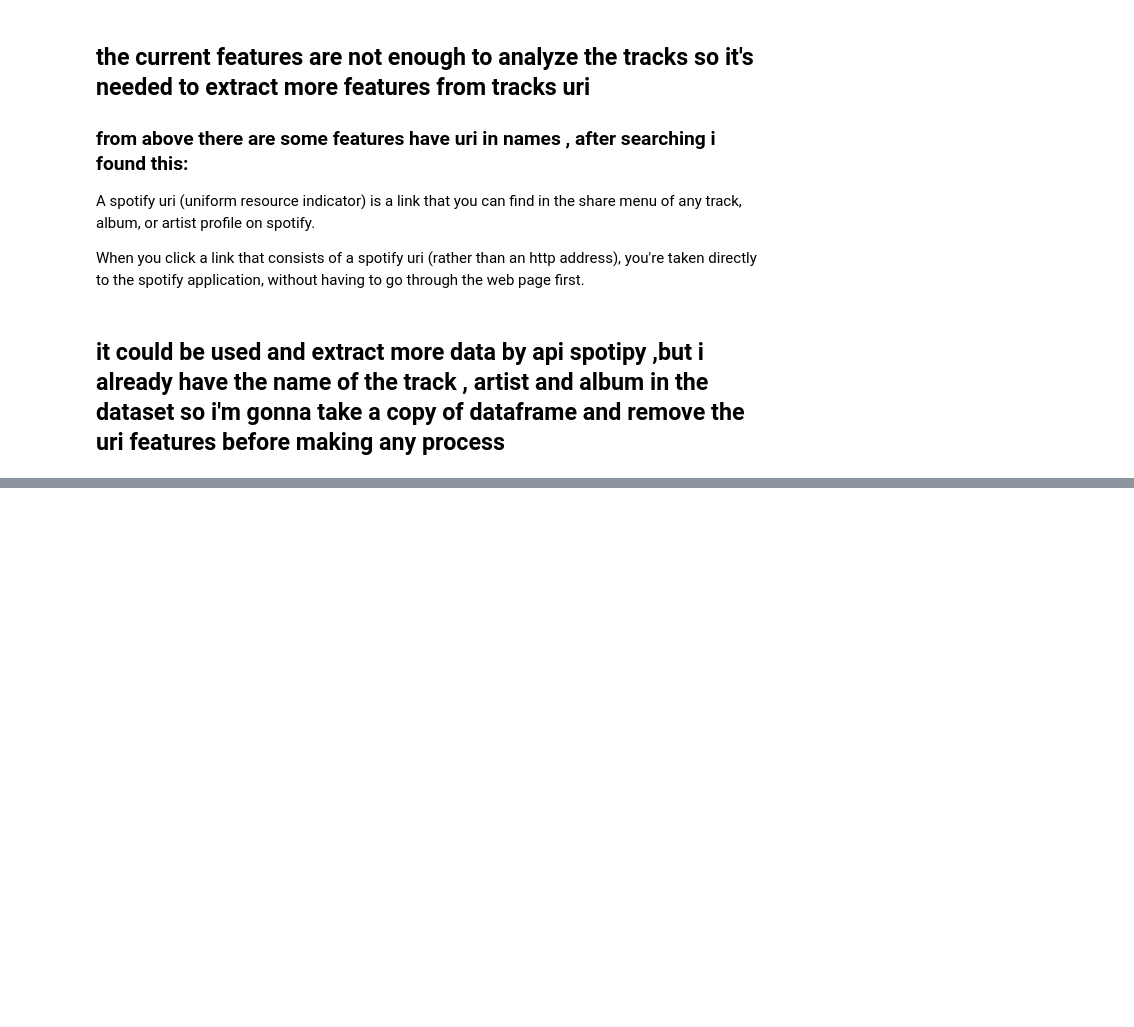
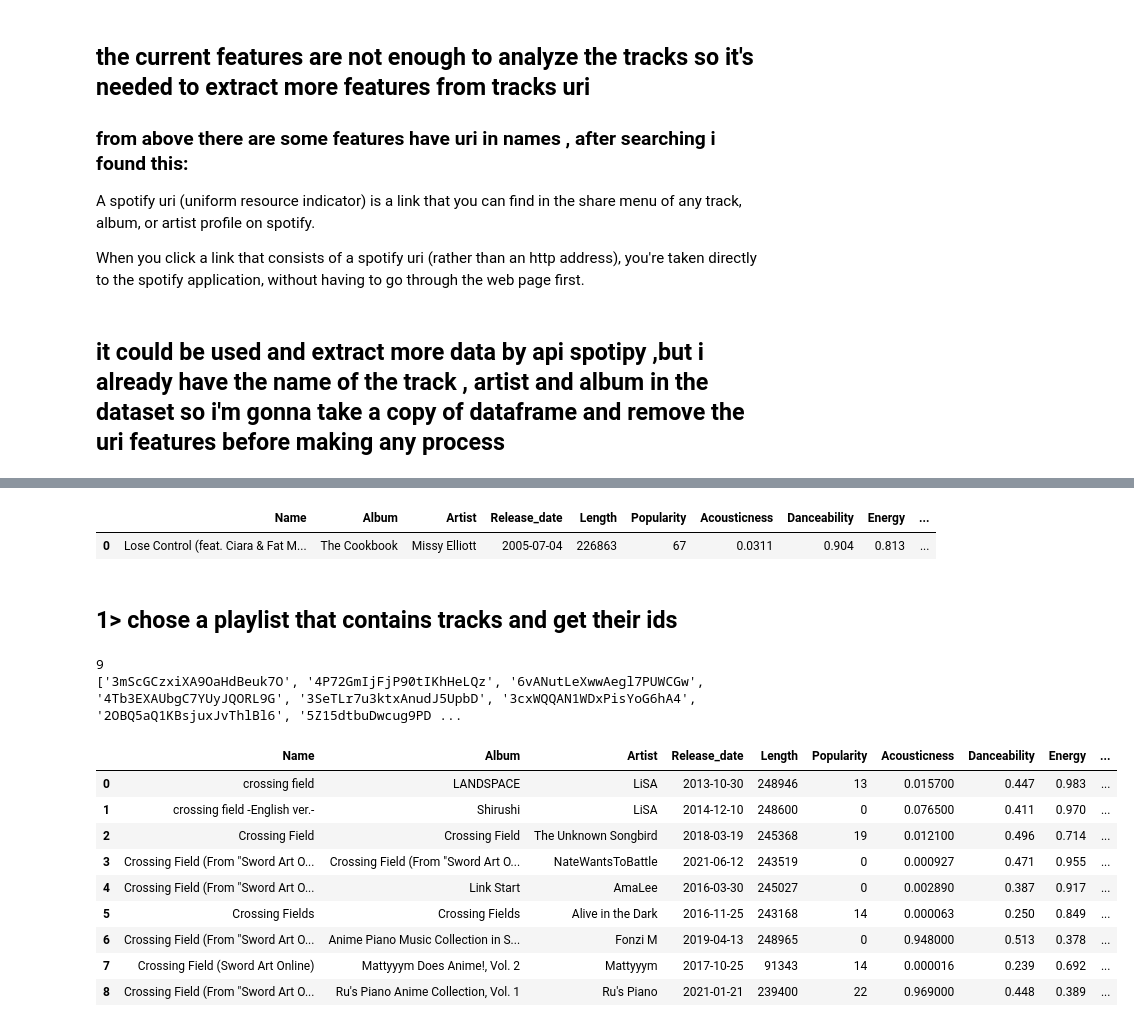
Before and after one commit to KHANmdAFFAN/Data_science, a Jupyter notebook: spotify_recomendation_system_.ipynb, the cells around one changed output, grey strips where cells are left out. Drawn from its saved outputs; the diff is of its cells as text; code cells hidden in the pictures; blank space fills up the shorter version.

```diff
--- a/spotify_recomendation_system_.ipynb
+++ b/spotify_recomendation_system_.ipynb
@@ -92,0 +182,6 @@ df['track_uri']= df["track_uri"].apply(lambda x: re.findall(r'\w+$', str(x))[0])
+# %%
+# Artist info
+sp = spotipy.Spotify(auth_manager=auth_manger) # API
+artist_info = 'https://open.spotify.com/artist/26dSoYclwsYLMAKD3tpOr4?si=3rSxDEx7SIGPdo6Q7jOv6Q'
+artist = sp.artist(artist_info)
+artist
@@ -92,0 +354,10 @@ df['track_uri']= df["track_uri"].apply(lambda x: re.findall(r'\w+$', str(x))[0])
+# %%
+one_track = pd.DataFrame(track).T.values.tolist()
+columns = ['Name', 'Album', 'Artist', 'Release_date', 'Length', 'Popularity', 'Acousticness', 'Danceability', 'Energy', 'Instrumentalness', 'Liveness', 'Loudness', 'Speechiness', 'Tempo', 'Time_signature']
+df_final = pd.DataFrame(one_track, columns=columns)
+df_final
+# %% [output]
+|  | Name | Album | Artist | Release_date | Length | Popularity | Acousticness | Danceability | Energy | ... |
+| 0 | Lose Control (feat. Ciara & Fat M... | The Cookbook | Missy Elliott | 2005-07-04 | 226863 | 67 | 0.0311 | 0.904 | 0.813 | ... |
+# %% [markdown]
+## 1> chose a playlist that contains tracks and get their ids
@@ -92,0 +372,7 @@ df['track_uri']= df["track_uri"].apply(lambda x: re.findall(r'\w+$', str(x))[0])
+# %%
+track_ids = getTrackIDs('spotify', '0P9T607jwhVujYSs14oXNJ') # 0P9T607jwhVujYSs14oXNJ is sao playlist
+print(len(track_ids))
+print(track_ids)
+# %% [output]
+9
+['3mScGCzxiXA9OaHdBeuk7O', '4P72GmIjFjP90tIKhHeLQz', '6vANutLeXwwAegl7PUWCGw', '4Tb3EXAUbgC7YUyJQORL9G', '3SeTLr7u3ktxAnudJ5UpbD', '3cxWQQAN1WDxPisYoG6hA4', '2OBQ5aQ1KBsjuxJvThlBl6', '5Z15dtbuDwcug9PD ...
@@ -92,0 +418,21 @@ df['track_uri']= df["track_uri"].apply(lambda x: re.findall(r'\w+$', str(x))[0])
+# %%
+# get tracks info
+track_list = []
+for i in range(len(track_ids)):
+    time.sleep(0.3) # 0.3 seconds to prevent many requests at same time
+    track_data = getTrackFeatures(track_ids[i])
+    track_list.append(track_data)
+
+df_new = pd.DataFrame(track_list, columns=columns)
+df_new
+# %% [output]
+|  | Name | Album | Artist | Release_date | Length | Popularity | Acousticness | Danceability | Energy | ... |
+| 0 | crossing field | LANDSPACE | LiSA | 2013-10-30 | 248946 | 13 | 0.015700 | 0.447 | 0.983 | ... |
+| 1 | crossing field -English ver.- | Shirushi | LiSA | 2014-12-10 | 248600 | 0 | 0.076500 | 0.411 | 0.970 | ... |
+| 2 | Crossing Field | Crossing Field | The Unknown Songbird | 2018-03-19 | 245368 | 19 | 0.012100 | 0.496 | 0.714 | ... |
+| 3 | Crossing Field (From "Sword Art O... | Crossing Field (From "Sword Art O... | NateWantsToBattle | 2021-06-12 | 243519 | 0 | 0.000927 | 0.471 | 0.955 | ... |
+| 4 | Crossing Field (From "Sword Art O... | Link Start | AmaLee | 2016-03-30 | 245027 | 0 | 0.002890 | 0.387 | 0.917 | ... |
+| 5 | Crossing Fields | Crossing Fields | Alive in the Dark | 2016-11-25 | 243168 | 14 | 0.000063 | 0.250 | 0.849 | ... |
+| 6 | Crossing Field (From "Sword Art O... | Anime Piano Music Collection in S... | Fonzi M | 2019-04-13 | 248965 | 0 | 0.948000 | 0.513 | 0.378 | ... |
+| 7 | Crossing Field (Sword Art Online) | Mattyyym Does Anime!, Vol. 2 | Mattyyym | 2017-10-25 | 91343 | 14 | 0.000016 | 0.239 | 0.692 | ... |
+| 8 | Crossing Field (From "Sword Art O... | Ru's Piano Anime Collection, Vol. 1 | Ru's Piano | 2021-01-21 | 239400 | 22 | 0.969000 | 0.448 | 0.389 | ... |
```
Also changed, not shown: parts of 24 cells of this notebook.
